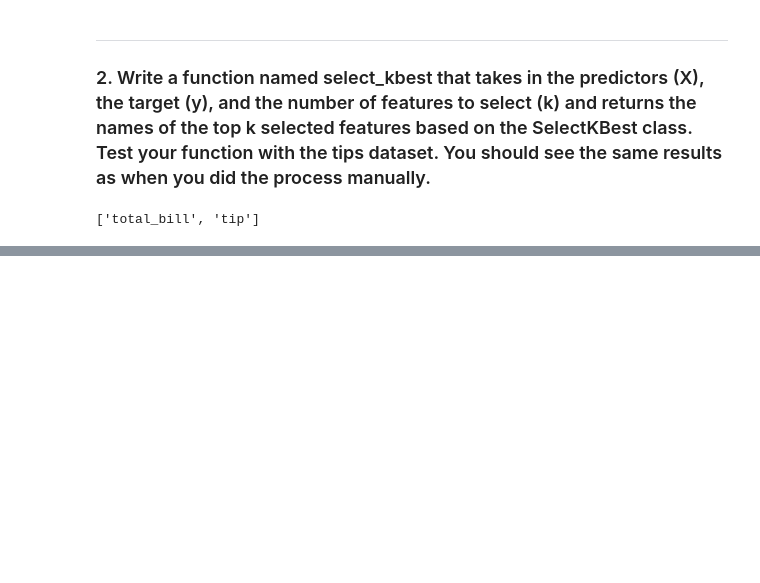
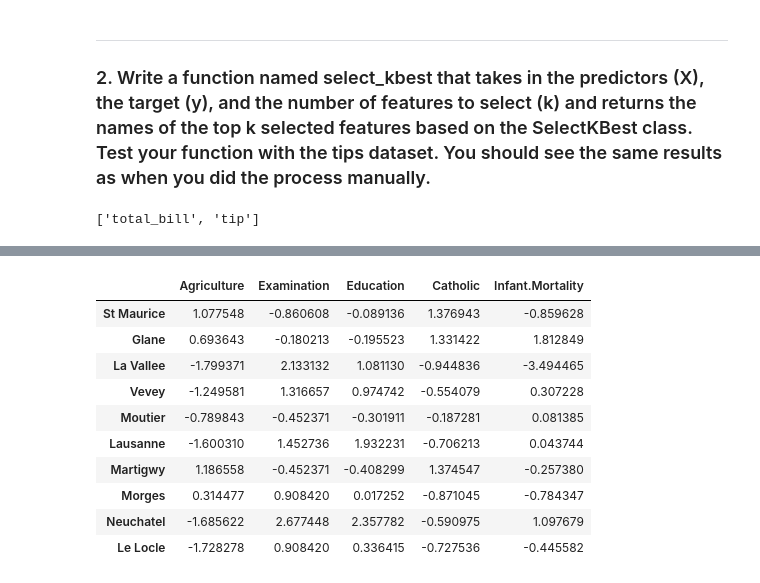
Before and after one commit to aleclhartman/ds-methodologies-exercises, a Jupyter notebook: regression/feature_engineering.ipynb, the cells around one changed output, grey strips where cells are left out. Cells and saved outputs as stored; diff of their text form; code cells hidden in the pictures; blank space fills up the shorter version.

```diff
--- a/regression/feature_engineering.ipynb
+++ b/regression/feature_engineering.ipynb
@@ -317,0 +410,14 @@ select_kbest(X_train, y_train)
+# %%
+X_test
+# %% [output]
+|  | Agriculture | Examination | Education | Catholic | Infant.Mortality |
+| St Maurice | 1.077548 | -0.860608 | -0.089136 | 1.376943 | -0.859628 |
+| Glane | 0.693643 | -0.180213 | -0.195523 | 1.331422 | 1.812849 |
+| La Vallee | -1.799371 | 2.133132 | 1.081130 | -0.944836 | -3.494465 |
+| Vevey | -1.249581 | 1.316657 | 0.974742 | -0.554079 | 0.307228 |
+| Moutier | -0.789843 | -0.452371 | -0.301911 | -0.187281 | 0.081385 |
+| Lausanne | -1.600310 | 1.452736 | 1.932231 | -0.706213 | 0.043744 |
+| Martigwy | 1.186558 | -0.452371 | -0.408299 | 1.374547 | -0.257380 |
+| Morges | 0.314477 | 0.908420 | 0.017252 | -0.871045 | -0.784347 |
+| Neuchatel | -1.685622 | 2.677448 | 2.357782 | -0.590975 | 1.097679 |
+| Le Locle | -1.728278 | 0.908420 | 0.336415 | -0.727536 | -0.445582 |
```
Also changed, not shown: parts of 23 cells of this notebook, 1 other file.
